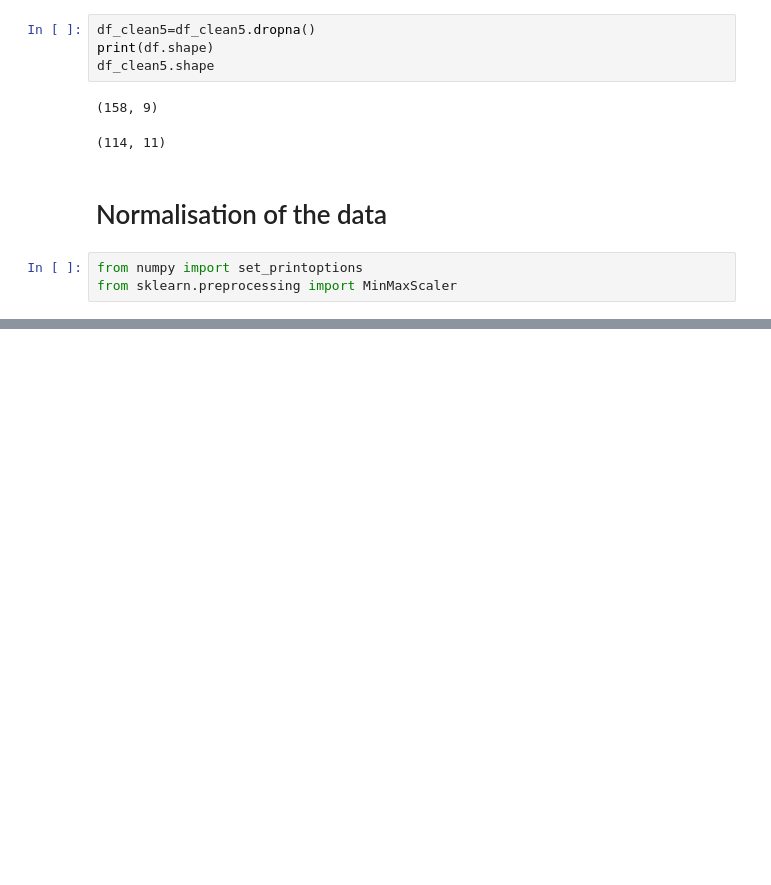
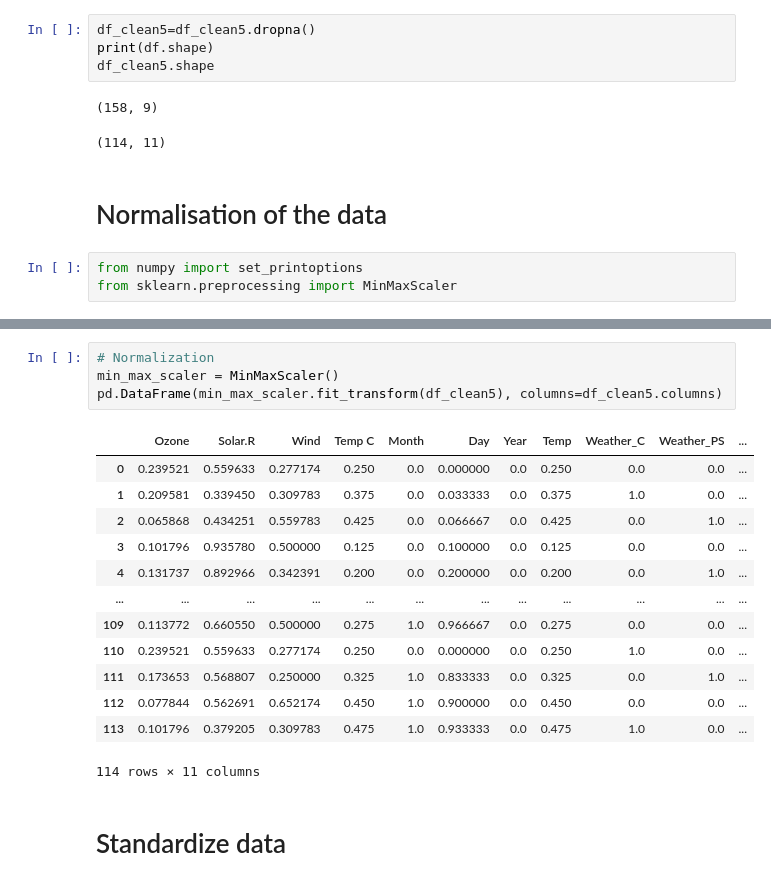
Before and after one commit to venkateshblks/DataScience-practice, a Jupyter notebook: annova_chi.ipynb, the cells around one changed output, grey strips where cells are left out. Saved outputs shown, nothing was run; the diff lists cells and outputs as text; blank space fills up the shorter version.

```diff
--- a/annova_chi.ipynb
+++ b/annova_chi.ipynb
@@ -405,0 +422,20 @@ array([[ 41. , 190. ,   7.4, ...,   0. ,   0. ,   1. ],
+# %%
+# Normalization
+min_max_scaler = MinMaxScaler()
+pd.DataFrame(min_max_scaler.fit_transform(df_clean5), columns=df_clean5.columns)
+# %% [output]
+|  | Ozone | Solar.R | Wind | Temp C | Month | Day | Year | Temp | Weather_C | Weather_PS | ... |
+| 0 | 0.239521 | 0.559633 | 0.277174 | 0.250 | 0.0 | 0.000000 | 0.0 | 0.250 | 0.0 | 0.0 | ... |
+| 1 | 0.209581 | 0.339450 | 0.309783 | 0.375 | 0.0 | 0.033333 | 0.0 | 0.375 | 1.0 | 0.0 | ... |
+| 2 | 0.065868 | 0.434251 | 0.559783 | 0.425 | 0.0 | 0.066667 | 0.0 | 0.425 | 0.0 | 1.0 | ... |
+| 3 | 0.101796 | 0.935780 | 0.500000 | 0.125 | 0.0 | 0.100000 | 0.0 | 0.125 | 0.0 | 0.0 | ... |
+| 4 | 0.131737 | 0.892966 | 0.342391 | 0.200 | 0.0 | 0.200000 | 0.0 | 0.200 | 0.0 | 1.0 | ... |
+| ... | ... | ... | ... | ... | ... | ... | ... | ... | ... | ... | ... |
+| 109 | 0.113772 | 0.660550 | 0.500000 | 0.275 | 1.0 | 0.966667 | 0.0 | 0.275 | 0.0 | 0.0 | ... |
+| 110 | 0.239521 | 0.559633 | 0.277174 | 0.250 | 0.0 | 0.000000 | 0.0 | 0.250 | 1.0 | 0.0 | ... |
+| 111 | 0.173653 | 0.568807 | 0.250000 | 0.325 | 1.0 | 0.833333 | 0.0 | 0.325 | 0.0 | 1.0 | ... |
+| 112 | 0.077844 | 0.562691 | 0.652174 | 0.450 | 1.0 | 0.900000 | 0.0 | 0.450 | 0.0 | 0.0 | ... |
+| 113 | 0.101796 | 0.379205 | 0.309783 | 0.475 | 1.0 | 0.933333 | 0.0 | 0.475 | 1.0 | 0.0 | ... |
+114 rows × 11 columns
+# %% [markdown]
+# Standardize data
```
Also changed, not shown: parts of 9 cells of this notebook.
